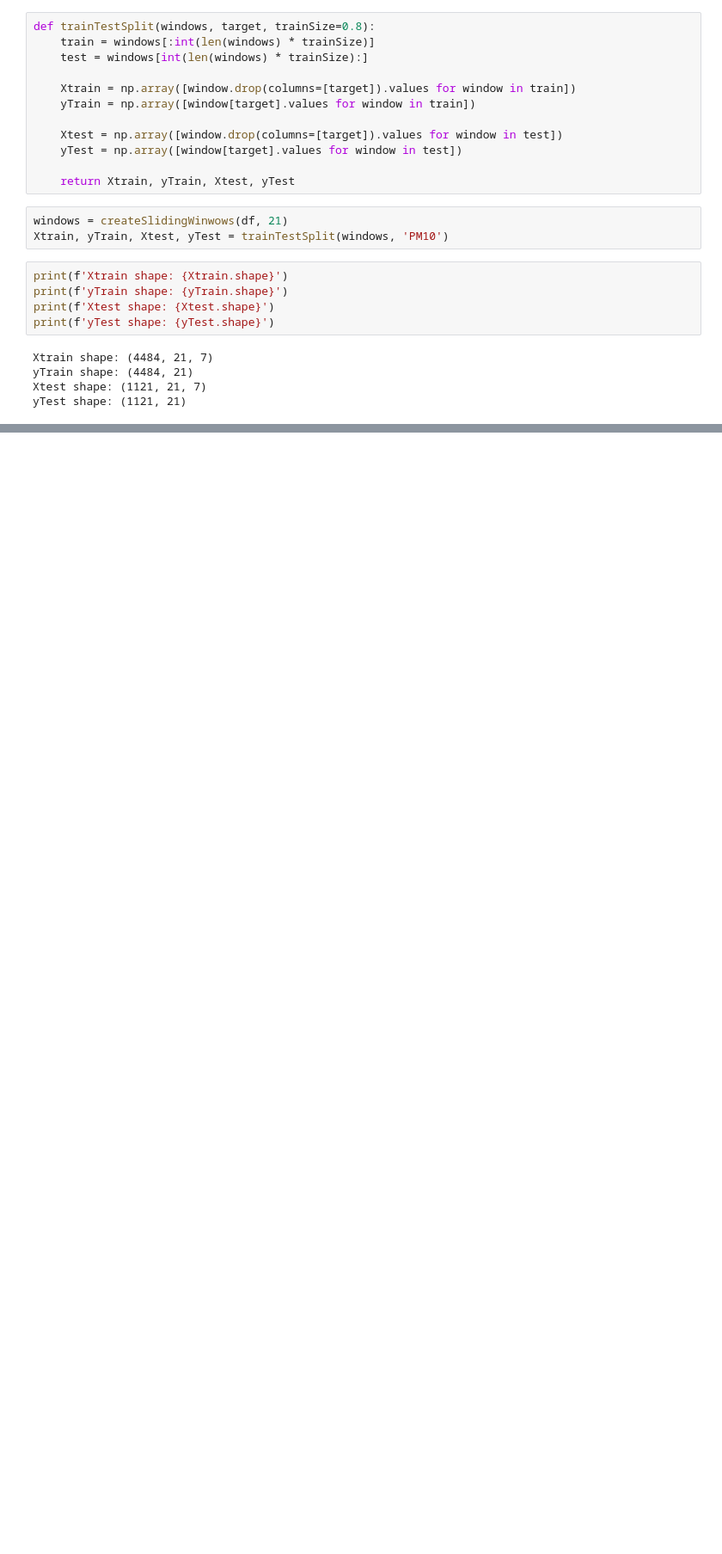
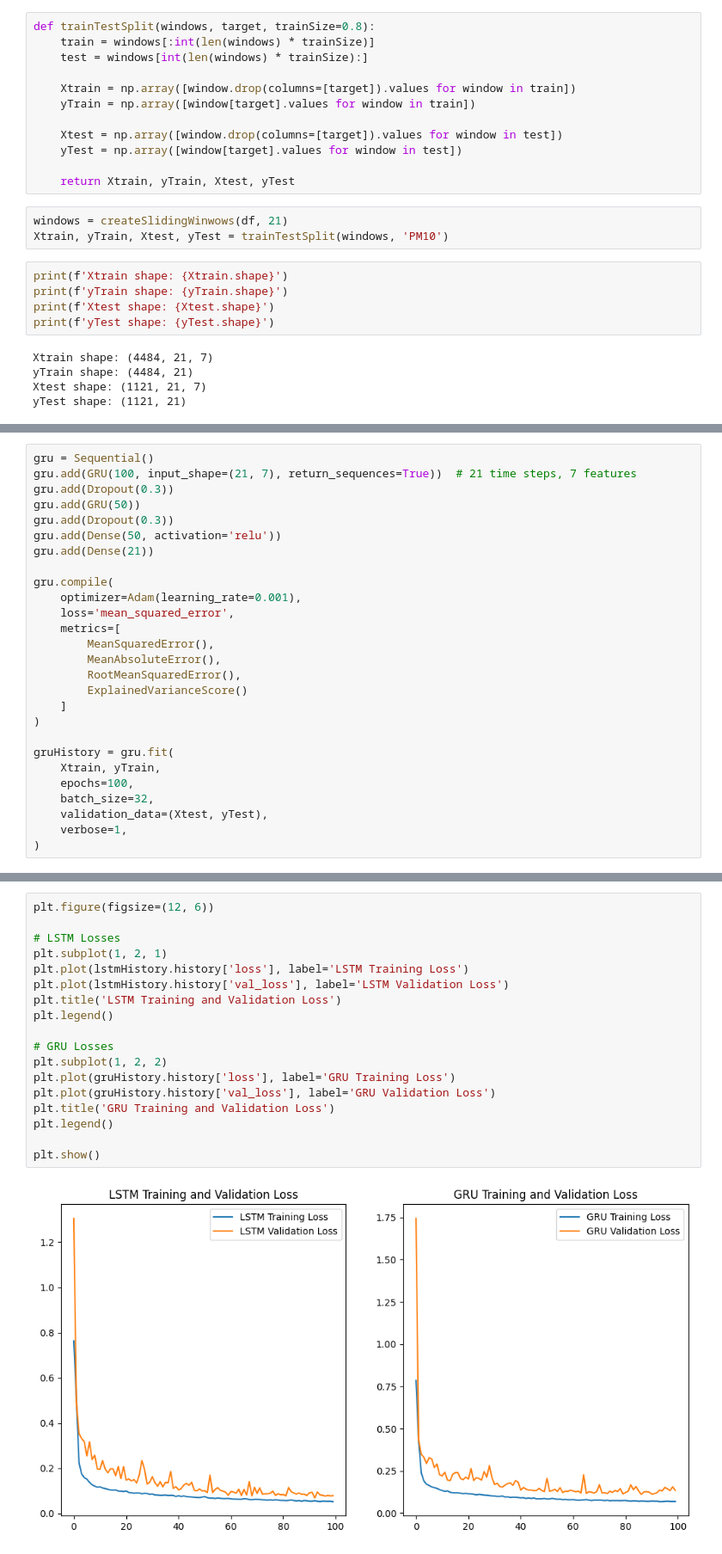
Before and after one commit to sustertine/rirsu-rnn, a Jupyter notebook: main.ipynb, the cells around one changed output, grey strips where cells are left out. Shown: that part at 86% size. Drawn from its saved outputs; the diff is of its cells as text; blank space fills up the shorter version.

Commit message:
new metrics, GRU model

```diff
--- a/main.ipynb
+++ b/main.ipynb
@@ -146,0 +131,27 @@ Epoch 100/100
+# %%
+gru = Sequential()
+gru.add(GRU(100, input_shape=(21, 7), return_sequences=True))  # 21 time steps, 7 features
+gru.add(Dropout(0.3))
+gru.add(GRU(50))
+gru.add(Dropout(0.3))
+gru.add(Dense(50, activation='relu'))
+gru.add(Dense(21))
+
+gru.compile(
+    optimizer=Adam(learning_rate=0.001),
+    loss='mean_squared_error',
+    metrics=[
+        MeanSquaredError(),
+        MeanAbsoluteError(),
+        RootMeanSquaredError(),
+        ExplainedVarianceScore()
+    ]
+)
+
+gruHistory = gru.fit(
+    Xtrain, yTrain,
+    epochs=100,
+    batch_size=32,
+    validation_data=(Xtest, yTest),
+    verbose=1,
+)
@@ -146,0 +176,20 @@ Epoch 100/100
+# %%
+plt.figure(figsize=(12, 6))
+
+# LSTM Losses
+plt.subplot(1, 2, 1)
+plt.plot(lstmHistory.history['loss'], label='LSTM Training Loss')
+plt.plot(lstmHistory.history['val_loss'], label='LSTM Validation Loss')
+plt.title('LSTM Training and Validation Loss')
+plt.legend()
+
+# GRU Losses
+plt.subplot(1, 2, 2)
+plt.plot(gruHistory.history['loss'], label='GRU Training Loss')
+plt.plot(gruHistory.history['val_loss'], label='GRU Validation Loss')
+plt.title('GRU Training and Validation Loss')
+plt.legend()
+
+plt.show()
+# %% [output]
+[figure, added]
```
Also changed, not shown: parts of 5 cells of this notebook, 5 other files.
